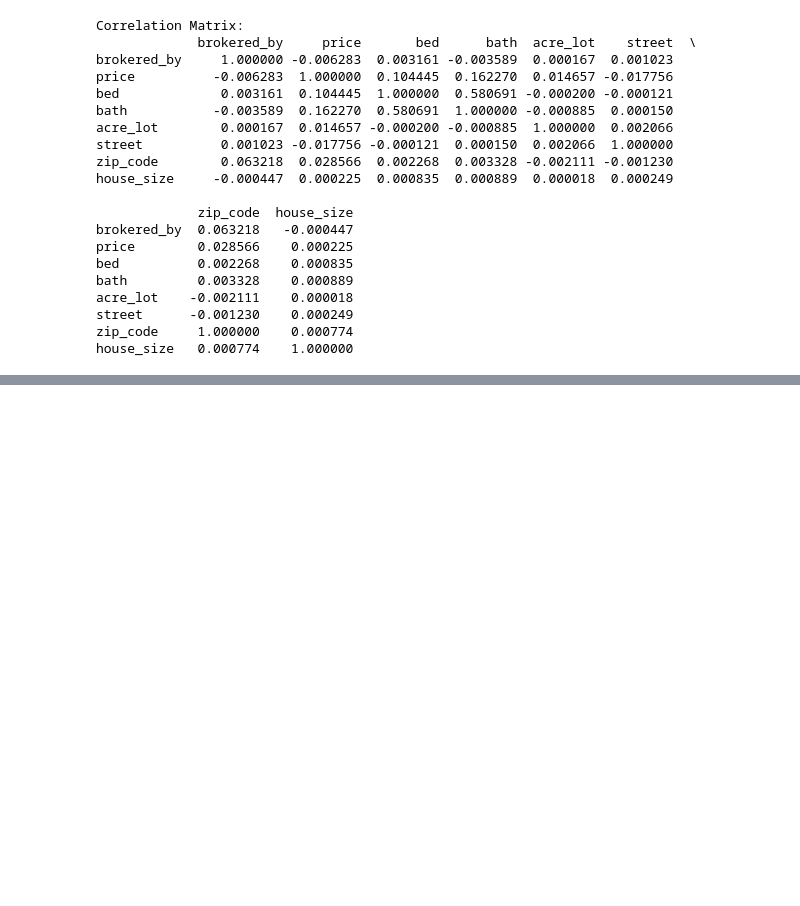
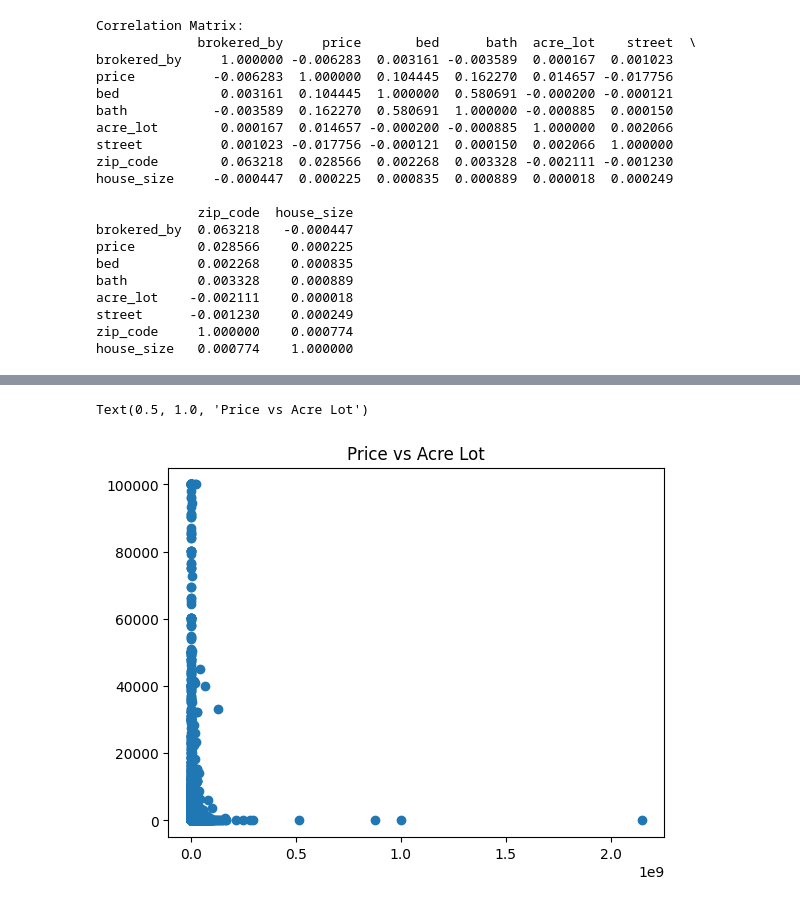
Before and after one commit to Princess-Flourish/AI-ML-Learning-Path, a Jupyter notebook: Linear_regression.ipynb, the cells around one changed output, grey strips where cells are left out. Saved outputs shown, nothing was run; the diff lists cells and outputs as text; code cells hidden in the pictures; blank space fills up the shorter version.

```diff
--- a/Linear_regression.ipynb
+++ b/Linear_regression.ipynb
@@ -263 +272,10 @@ house_size   0.000774    1.000000
+# %%
+# Create a scatter plot with 'price' on the x-axis and 'acre_lot' on the y-axis
+plt.scatter(df.price, df.acre_lot)
+
+# Set the title of the scatter plot
+plt.title('Price vs Acre Lot')
+# %% [output]
+Text(0.5, 1.0, 'Price vs Acre Lot')
+[figure, added]
 # %%
```
Also changed, not shown: parts of 3 cells of this notebook.
